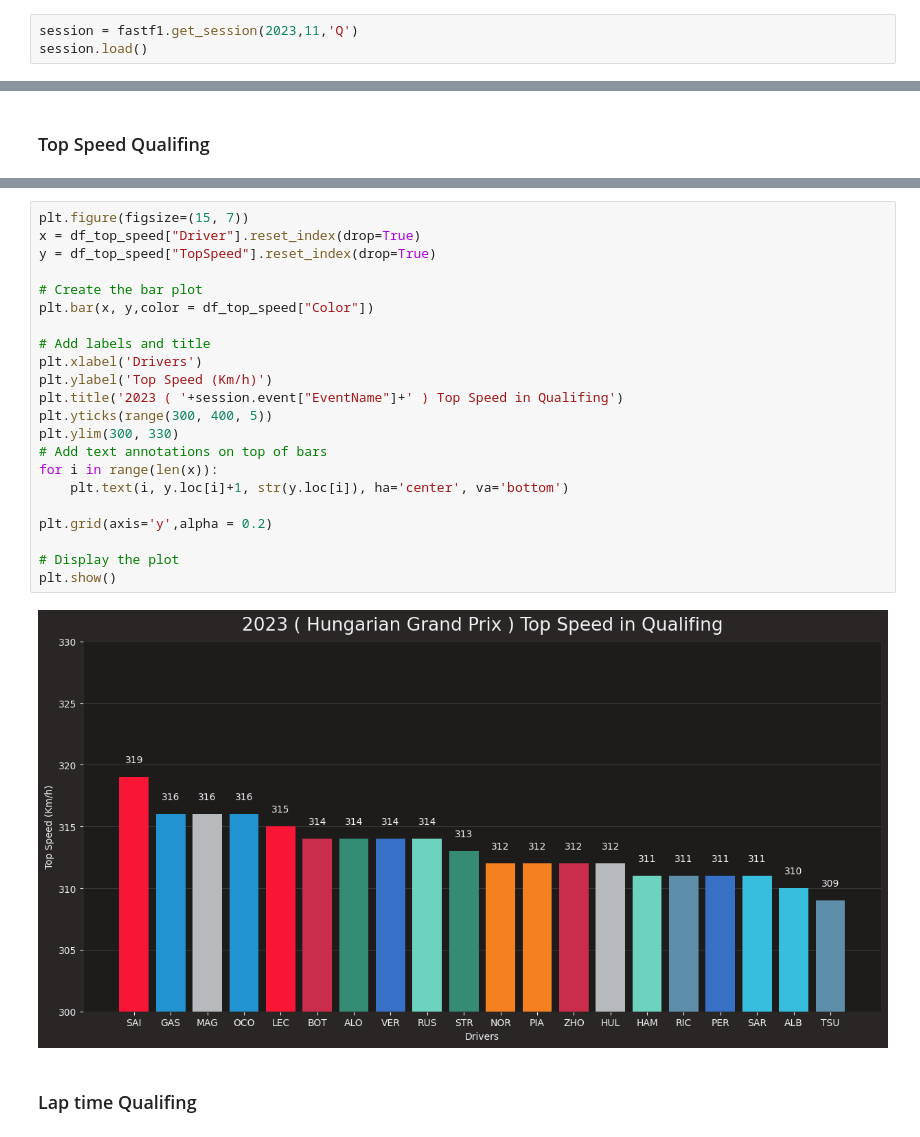
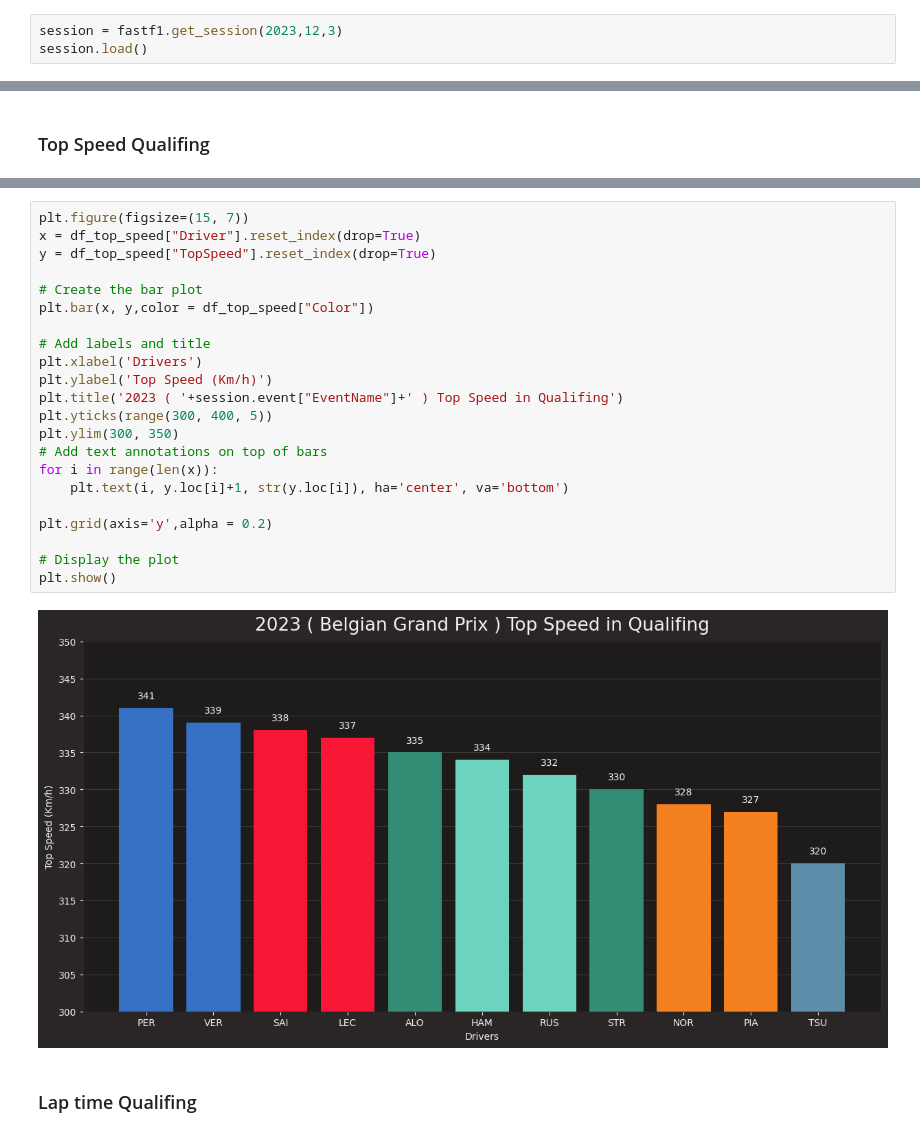
Before and after one commit to RACIM01/F1_Data_Analysing_RCM, a Jupyter notebook: Qualifing.ipynb, the cells around one changed output, grey strips where cells are left out. Cells and saved outputs as stored; diff of their text form.

```diff
--- a/Qualifing.ipynb
+++ b/Qualifing.ipynb
@@ -16,6 +16,6 @@ import matplotlib.ticker as ticker
 # enabling misc_mpl_mods will turn on minor grid lines that clutters the plot
 fastf1.plotting.setup_mpl(mpl_timedelta_support=False, misc_mpl_mods=False)
 # %%
-session = fastf1.get_session(2023,11,'Q')
+session = fastf1.get_session(2023,12,3)
 session.load()
 # %% [output]
@@ -119,27 +129,27 @@ Use `Driver['FirstName']` or `Driver.FirstName` instead.
 # %%
 plt.figure(figsize=(15, 7))
 x = df_top_speed["Driver"].reset_index(drop=True)
 y = df_top_speed["TopSpeed"].reset_index(drop=True)
 
 # Create the bar plot
 plt.bar(x, y,color = df_top_speed["Color"])
 
 # Add labels and title
 plt.xlabel('Drivers')
 plt.ylabel('Top Speed (Km/h)')
 plt.title('2023 ( '+session.event["EventName"]+' ) Top Speed in Qualifing')
 plt.yticks(range(300, 400, 5))
-plt.ylim(300, 330)
+plt.ylim(300, 350)
 # Add text annotations on top of bars
 for i in range(len(x)):
     plt.text(i, y.loc[i]+1, str(y.loc[i]), ha='center', va='bottom')
 
 plt.grid(axis='y',alpha = 0.2)
 
 # Display the plot
 plt.show()
 # %% [output]
-[figure, old version]
+[figure, new version]
 # %% [markdown]
 ### Lap time Qualifing
 # %%
```
Also changed, not shown: parts of 6 cells of this notebook, 6 other files.
